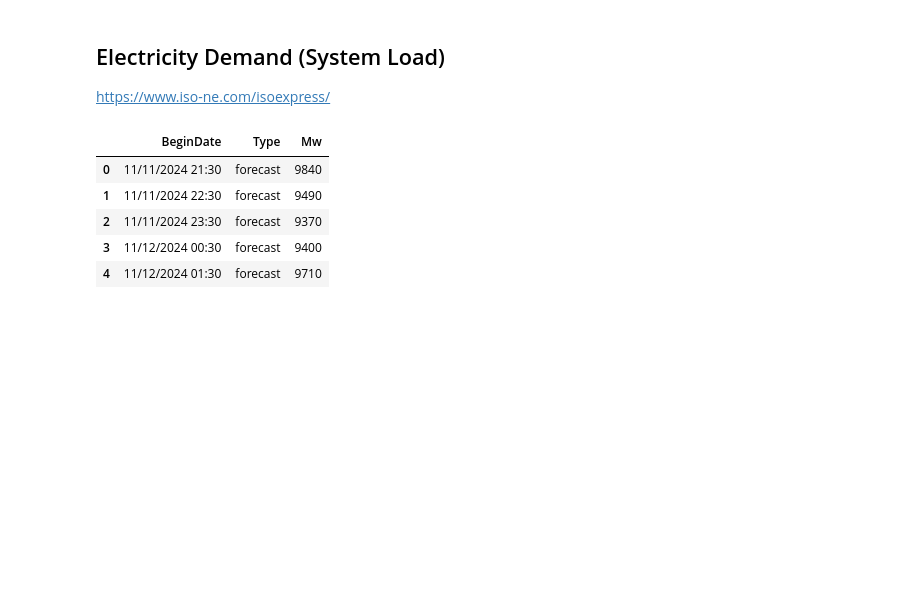
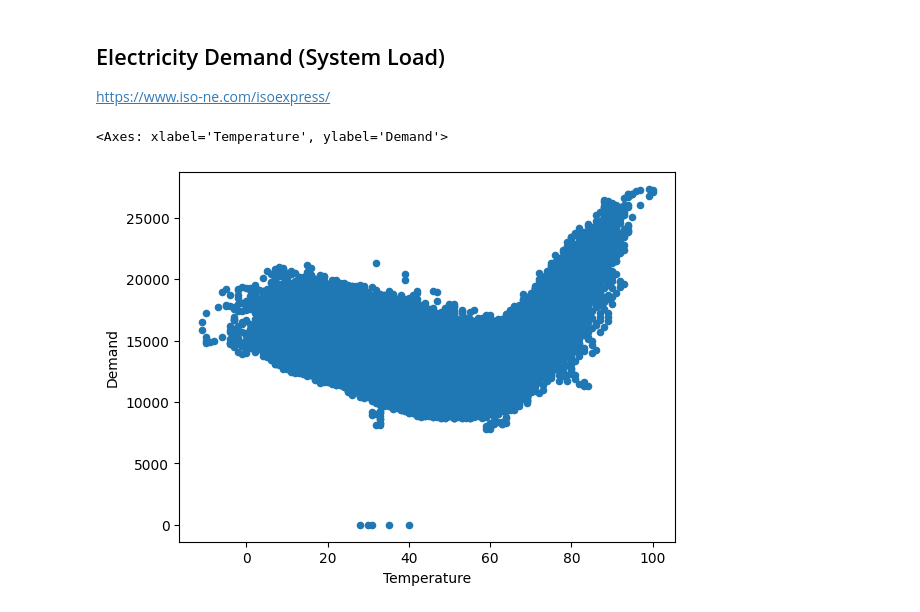
Before and after one commit to kevivuu/ECON323-project, a Jupyter notebook: Final Project.ipynb, the cells around one changed output. Drawn from its saved outputs; the diff is of its cells as text; code cells hidden in the pictures; blank space fills up the shorter version.

Commit message:
new data + cleaning

```diff
--- a/Final Project.ipynb
+++ b/Final Project.ipynb
@@ -11,14 +11,3 @@ import seaborn as sns
 ## Electricity Demand (System Load)
 
 https://www.iso-ne.com/isoexpress/
-# %%
-elec_demand = pd.read_csv('data/systemload.csv')
-
-elec_demand.head()
-# %% [output]
-|  | BeginDate | Type | Mw |
-| 0 | 11/11/2024 21:30 | forecast | 9840 |
-| 1 | 11/11/2024 22:30 | forecast | 9490 |
-| 2 | 11/11/2024 23:30 | forecast | 9370 |
-| 3 | 11/12/2024 00:30 | forecast | 9400 |
-| 4 | 11/12/2024 01:30 | forecast | 9710 |
@@ -24,0 +46,5 @@ elec_demand.head()
+# %%
+isone_ca.plot.scatter('Temperature', 'Demand')
+# %% [output]
+<Axes: xlabel='Temperature', ylabel='Demand'>
+[figure, added]
```
Also changed, not shown: parts of 5 cells of this notebook, 10 other files.
